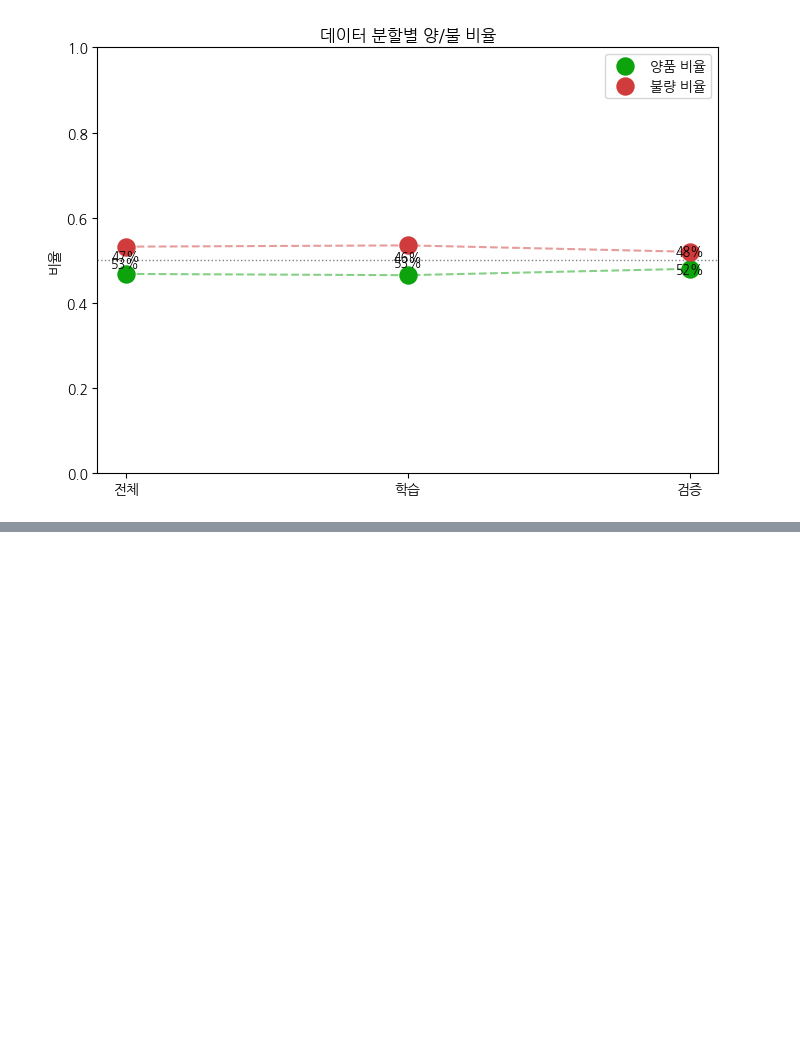
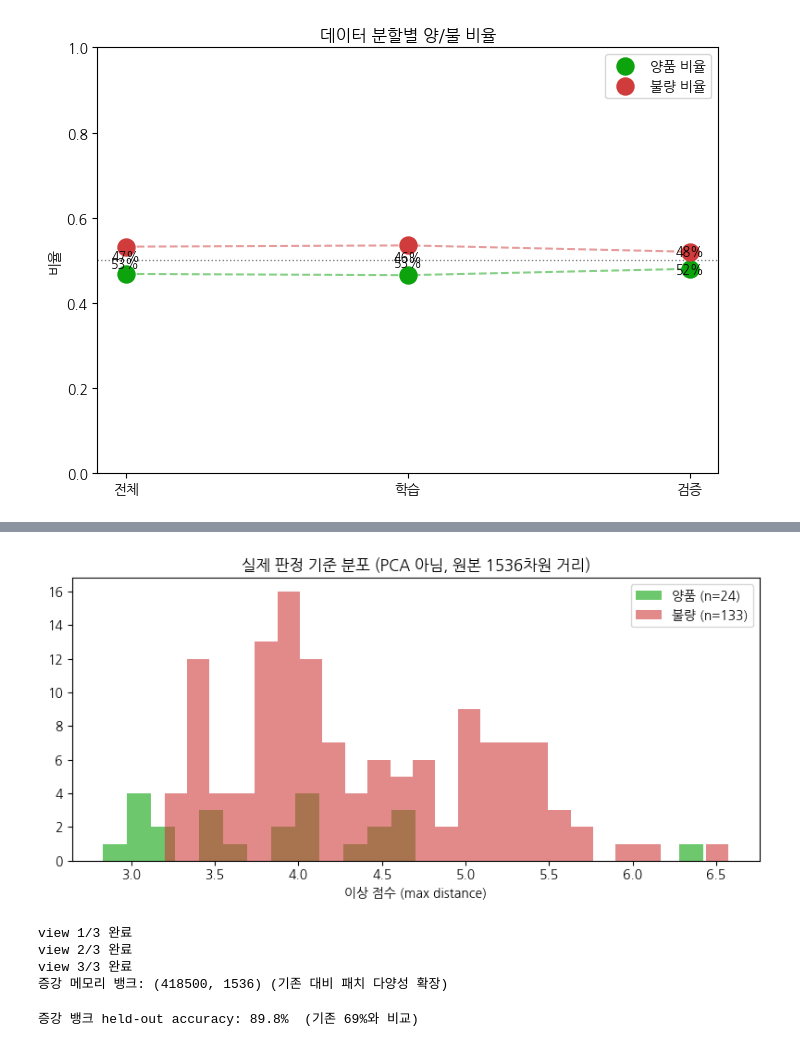
Before and after one commit to ilfpns/PhoSem, a Jupyter notebook: Phosem_CNN.ipynb, the cells around one changed output, grey strips where cells are left out. Saved outputs shown, nothing was run; the diff lists cells and outputs as text; code cells hidden in the pictures; blank space fills up the shorter version.

```diff
--- a/Phosem_CNN.ipynb
+++ b/Phosem_CNN.ipynb
@@ -751,0 +1137,67 @@ print(f"\n최고 accuracy: {sweep.accuracy.max():.1%}")
+# %%
+scores_good, scores_bad = [], []
+for p in val_good:
+    _, s, _ = patchcore_score(p, memory_bank, extractor)
+    scores_good.append(s)
+for p in bad_paths:
+    _, s, _ = patchcore_score(p, memory_bank, extractor)
+    scores_bad.append(s)
+
+fig, ax = plt.subplots(figsize=(8, 4))
+ax.hist(scores_good, bins=25, alpha=0.6, color='#0ca30c', label=f'양품 (n={len(scores_good)})')
+ax.hist(scores_bad, bins=25, alpha=0.6, color='#d03b3b', label=f'불량 (n={len(scores_bad)})')
+ax.set_xlabel('이상 점수 (max distance)'); ax.legend()
+ax.set_title('실제 판정 기준 분포 (PCA 아님, 원본 1536차원 거리)')
+plt.tight_layout(); plt.show()
+# %% [output]
+[figure, added]
+# %%
+import torchvision.transforms as T
+
+aug_transform = T.Compose([
+    T.RandomRotation(8),
+    T.ColorJitter(brightness=0.15, contrast=0.15),
+])
+
+def load_for_patchcore_aug(path, size=PATCH_INPUT_SIZE, augment=False):
+    img = Image.open(path).convert("RGB")
+    img = img.resize((size, size), Image.BILINEAR)
+    if augment:
+        img = aug_transform(img)
+    return TF.to_tensor(img).unsqueeze(0).to(DEVICE)
+
+def build_bank_augmented(extractor, patch_size, bank_paths, per_image=1500, n_views=3, batch_size=4):
+    raw = []
+    for view in range(n_views):
+        augment = (view > 0)  # 첫 view는 원본 그대로, 나머지는 증강
+        for i in range(0, len(bank_paths), batch_size):
+            batch = bank_paths[i:i+batch_size]
+            imgs = torch.cat([load_for_patchcore_aug(p, size=patch_size, augment=augment) for p in batch], dim=0)
+            feats = extractor(imgs)
+            B, C, H, W = feats.shape
+            feats = feats.permute(0,2,3,1).reshape(B, H*W, C)
+            for b in range(B):
+                n = min(per_image, H*W)
+                raw.append(feats[b, torch.randperm(H*W)[:n]].cpu())
+        print(f"view {view+1}/{n_views} 완료")
+    return torch.cat(raw, dim=0).to(DEVICE)
+
+memory_bank_aug = build_bank_augmented(extractor, PATCH_INPUT_SIZE, bank_good)
+print(f"증강 메모리 뱅크: {tuple(memory_bank_aug.shape)} (기존 대비 패치 다양성 확장)")
+# %% [output]
+view 1/3 완료
+view 2/3 완료
+view 3/3 완료
+증강 메모리 뱅크: (418500, 1536) (기존 대비 패치 다양성 확장)
+# %%
+results = []
+for label, paths in [('양품', val_good), ('불량', bad_paths)]:
+    for p in paths:
+        _, score, _ = patchcore_score(p, memory_bank_aug, extractor)
+        results.append({'파일': os.path.basename(p), '실제': label, '이상점수': score})
+
+df_aug = pd.DataFrame(results)
+sweep_aug = sweep_threshold(df_aug)
+print(f"증강 뱅크 held-out accuracy: {sweep_aug.accuracy.max():.1%}  (기존 69%와 비교)")
+# %% [output]
+증강 뱅크 held-out accuracy: 89.8%  (기존 69%와 비교)
```
Also changed, not shown: parts of 19 cells of this notebook.
